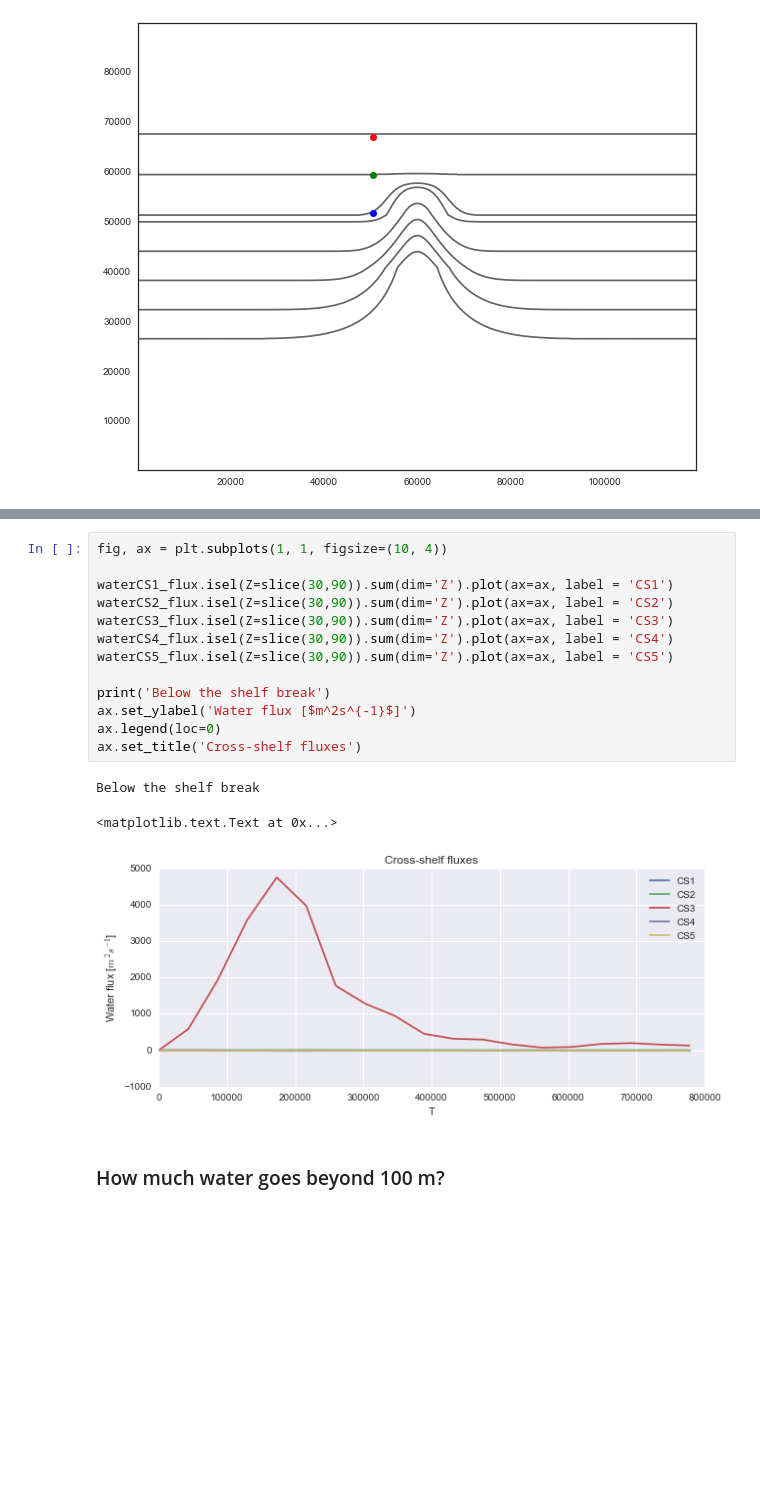
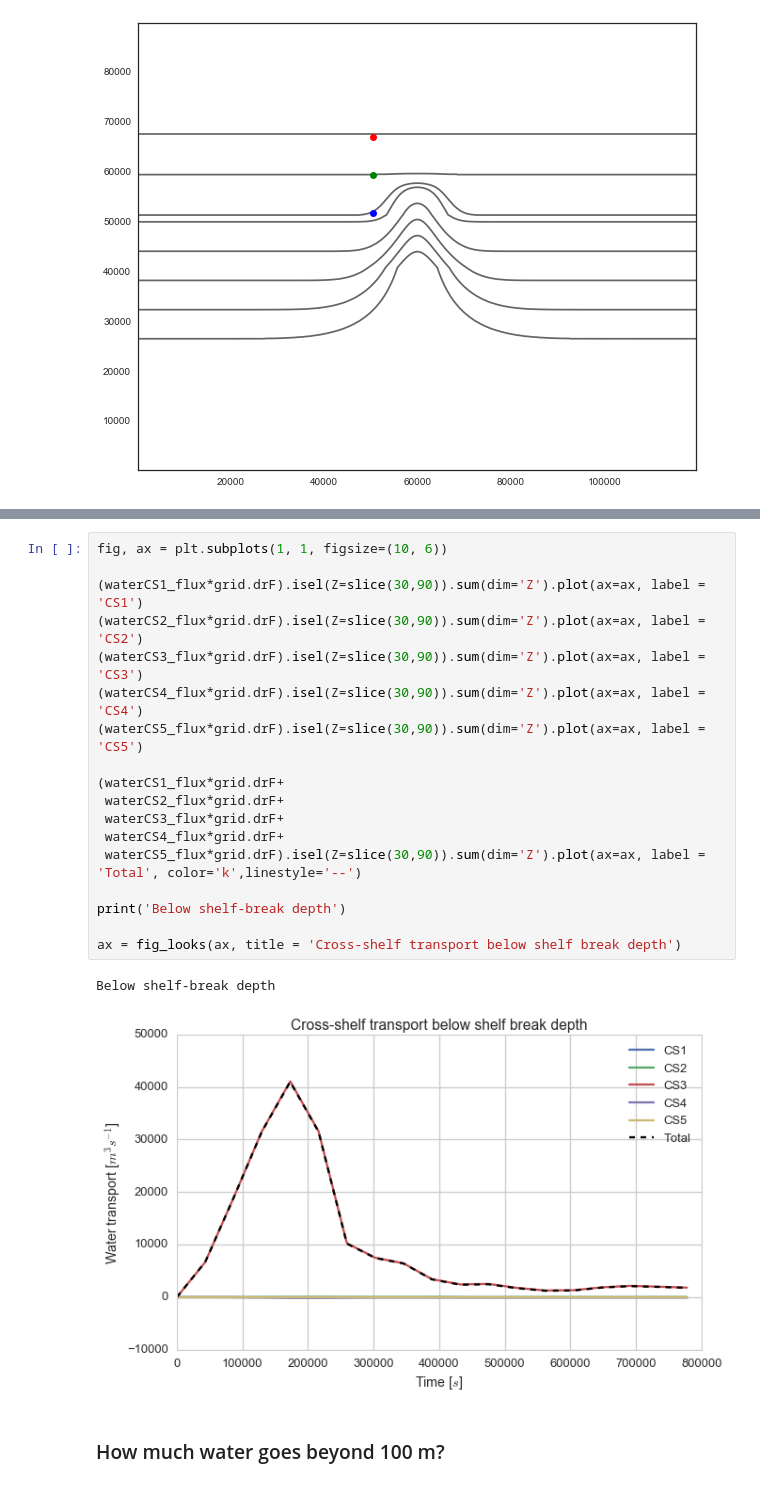
Before and after one commit to UBC-MOAD/outputanalysisnotebooks, a Jupyter notebook: Transports/water_transports_base_case.ipynb, the cells around one changed output, grey strips where cells are left out. Cells and saved outputs as stored; diff of their text form; blank space fills up the shorter version.

Commit message:
Added unstagger and correct calculation of transport to base case notebooks

```diff
--- a/Transports/water_transports_base_case.ipynb
+++ b/Transports/water_transports_base_case.ipynb
@@ -186,20 +235,24 @@ top 100 m
 # %%
-fig, ax = plt.subplots(1, 1, figsize=(10, 4))
+fig, ax = plt.subplots(1, 1, figsize=(10, 6))
 
-waterCS1_flux.isel(Z=slice(30,90)).sum(dim='Z').plot(ax=ax, label = 'CS1')
-waterCS2_flux.isel(Z=slice(30,90)).sum(dim='Z').plot(ax=ax, label = 'CS2')
-waterCS3_flux.isel(Z=slice(30,90)).sum(dim='Z').plot(ax=ax, label = 'CS3')
-waterCS4_flux.isel(Z=slice(30,90)).sum(dim='Z').plot(ax=ax, label = 'CS4')
-waterCS5_flux.isel(Z=slice(30,90)).sum(dim='Z').plot(ax=ax, label = 'CS5')
+(waterCS1_flux*grid.drF).isel(Z=slice(30,90)).sum(dim='Z').plot(ax=ax, label = 'CS1')
+(waterCS2_flux*grid.drF).isel(Z=slice(30,90)).sum(dim='Z').plot(ax=ax, label = 'CS2')
+(waterCS3_flux*grid.drF).isel(Z=slice(30,90)).sum(dim='Z').plot(ax=ax, label = 'CS3')
+(waterCS4_flux*grid.drF).isel(Z=slice(30,90)).sum(dim='Z').plot(ax=ax, label = 'CS4')
+(waterCS5_flux*grid.drF).isel(Z=slice(30,90)).sum(dim='Z').plot(ax=ax, label = 'CS5')
 
-print('Below the shelf break')
-ax.set_ylabel('Water flux [$m^2s^{-1}$]')
-ax.legend(loc=0)
-ax.set_title('Cross-shelf fluxes')
+(waterCS1_flux*grid.drF+
+ waterCS2_flux*grid.drF+
+ waterCS3_flux*grid.drF+
+ waterCS4_flux*grid.drF+
+ waterCS5_flux*grid.drF).isel(Z=slice(30,90)).sum(dim='Z').plot(ax=ax, label = 'Total', color='k',linestyle='--')
+
+print('Below shelf-break depth')
+
+ax = fig_looks(ax, title = 'Cross-shelf transport below shelf break depth')
 # %% [output]
-Below the shelf break
+Below shelf-break depth
-<matplotlib.text.Text at 0x...>
-[figure, old version]
+[figure, new version]
 # %% [markdown]
 ### How much water goes beyond 100 m?
 # %%
```
Also changed, not shown: parts of 24 cells of this notebook, 3 other files.
